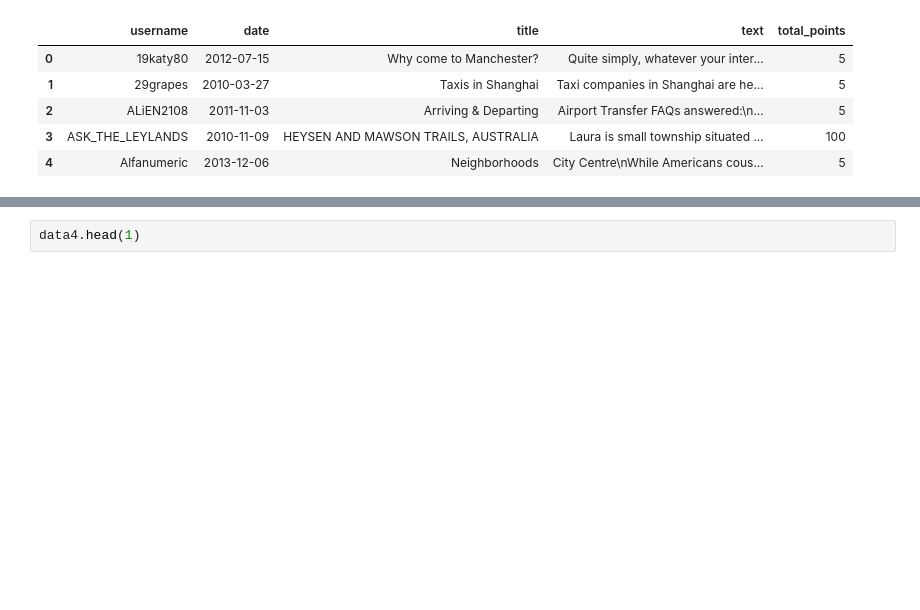
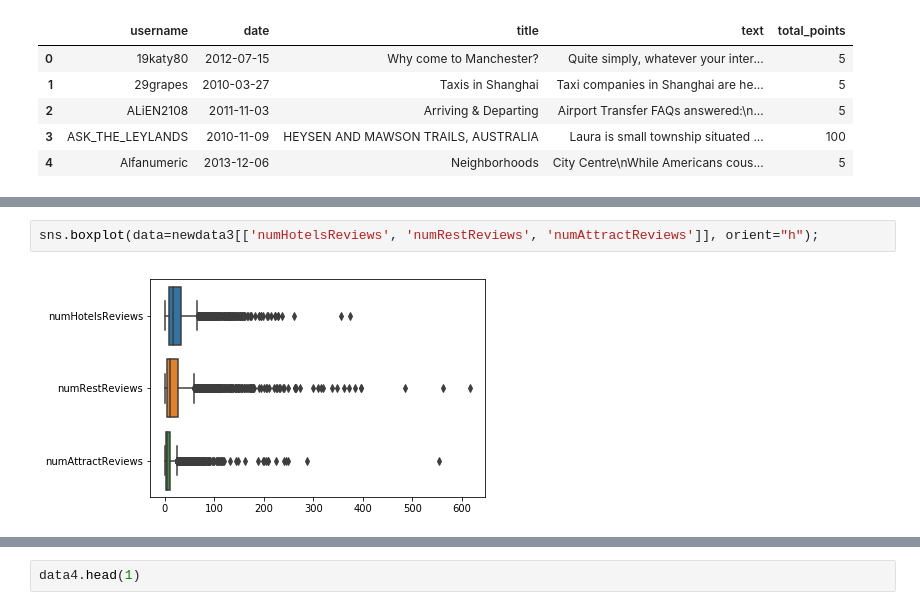
Before and after one commit to acrowise/travel-time-rec, a Jupyter notebook: tripadvisor_personality_EDA.ipynb, the cells around one changed output, grey strips where cells are left out. Drawn from its saved outputs; the diff is of its cells as text; blank space fills up the shorter version.

```diff
--- a/tripadvisor_personality_EDA.ipynb
+++ b/tripadvisor_personality_EDA.ipynb
@@ -56,0 +107,4 @@ data3.head(3)
+# %%
+sns.boxplot(data=newdata3[['numHotelsReviews', 'numRestReviews', 'numAttractReviews']], orient="h");
+# %% [output]
+[figure, added]
```
Also changed, not shown: parts of 51 cells of this notebook.
